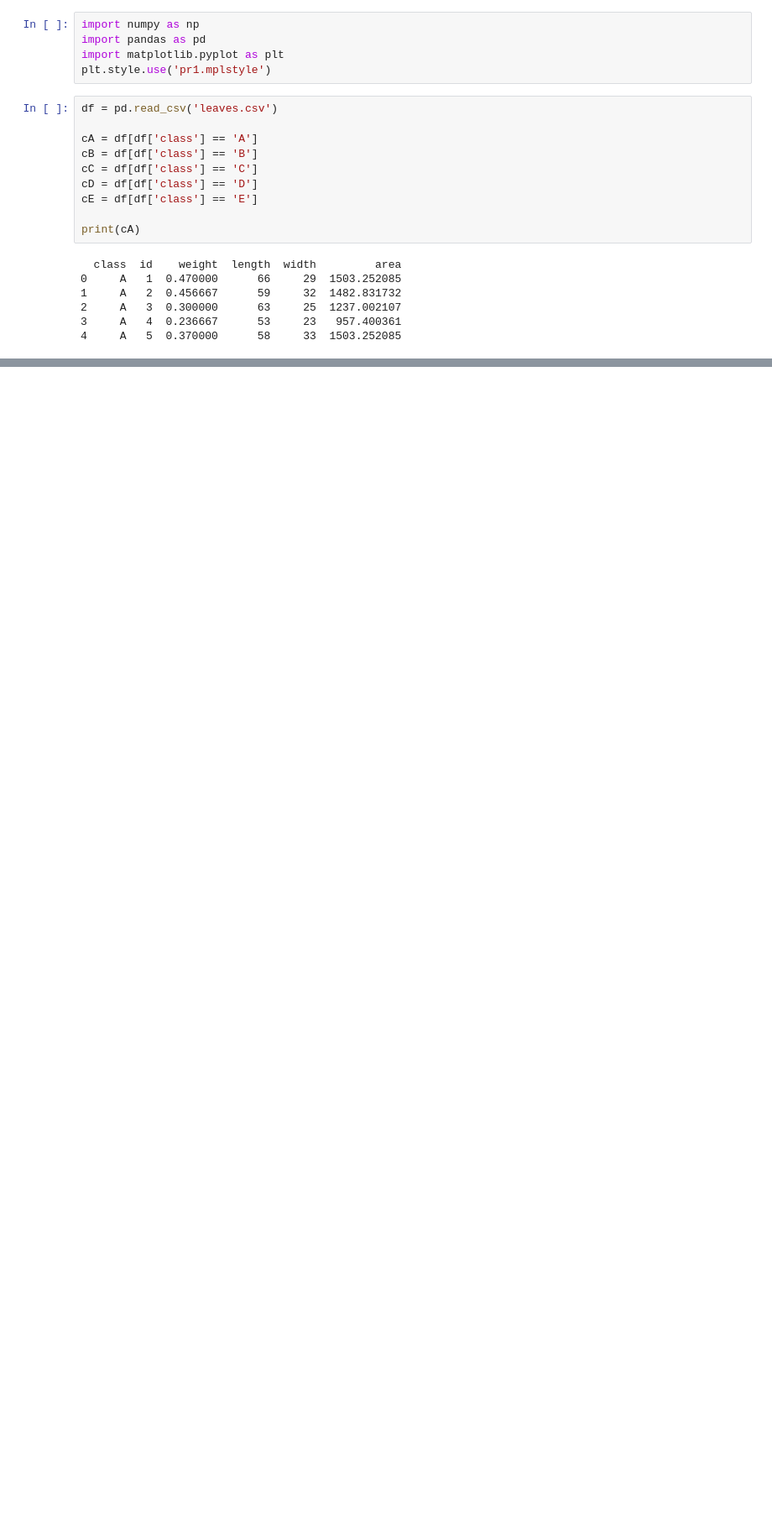
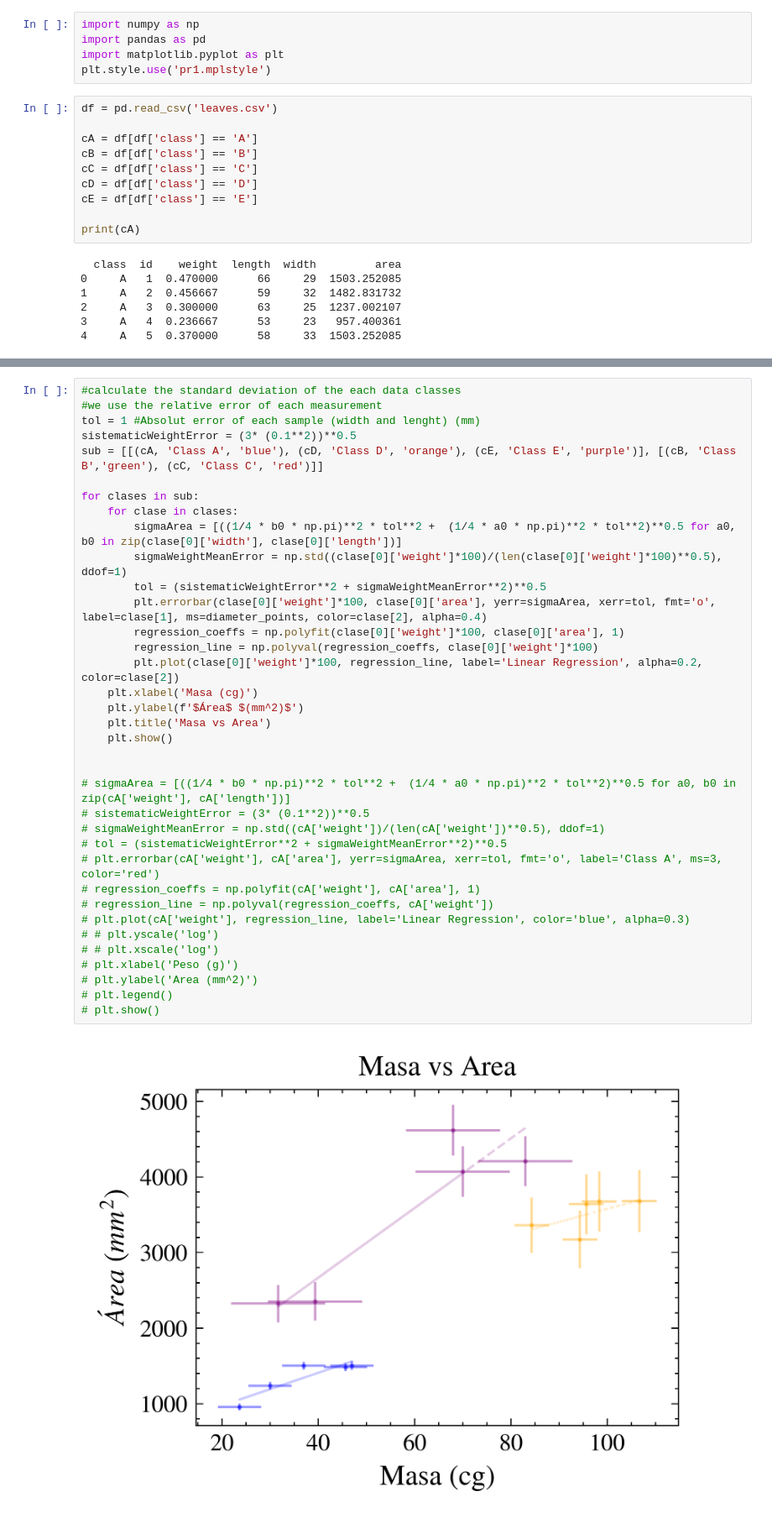
Before and after one commit to ignaschuemer7/Labo_I-Fisica_I, a Jupyter notebook: stats.ipynb, the cells around one changed output, grey strips where cells are left out. Shown at 84% size. Saved outputs shown, nothing was run; the diff lists cells and outputs as text; blank space fills up the shorter version.

```diff
--- a/stats.ipynb
+++ b/stats.ipynb
@@ -74,0 +96,38 @@ plt.show()
+# %%
+#calculate the standard deviation of the each data classes
+#we use the relative error of each measurement
+tol = 1 #Absolut error of each sample (width and lenght) (mm)
+sistematicWeightError = (3* (0.1**2))**0.5
+sub = [[(cA, 'Class A', 'blue'), (cD, 'Class D', 'orange'), (cE, 'Class E', 'purple')], [(cB, 'Class B','green'), (cC, 'Class C', 'red')]]
+
+for clases in sub:
+    for clase in clases:
+        sigmaArea = [((1/4 * b0 * np.pi)**2 * tol**2 +  (1/4 * a0 * np.pi)**2 * tol**2)**0.5 for a0, b0 in zip(clase[0]['width'], clase[0]['length'])]
+        sigmaWeightMeanError = np.std((clase[0]['weight']*100)/(len(clase[0]['weight']*100)**0.5), ddof=1)
+        tol = (sistematicWeightError**2 + sigmaWeightMeanError**2)**0.5
+        plt.errorbar(clase[0]['weight']*100, clase[0]['area'], yerr=sigmaArea, xerr=tol, fmt='o', label=clase[1], ms=diameter_points, color=clase[2], alpha=0.4)
+        regression_coeffs = np.polyfit(clase[0]['weight']*100, clase[0]['area'], 1)
+        regression_line = np.polyval(regression_coeffs, clase[0]['weight']*100)
+        plt.plot(clase[0]['weight']*100, regression_line, label='Linear Regression', alpha=0.2, color=clase[2])
+    plt.xlabel('Masa (cg)')
+    plt.ylabel(f'$Área$ $(mm^2)$')
+    plt.title('Masa vs Area')
+    plt.show()
+
+
+# sigmaArea = [((1/4 * b0 * np.pi)**2 * tol**2 +  (1/4 * a0 * np.pi)**2 * tol**2)**0.5 for a0, b0 in zip(cA['weight'], cA['length'])]
+# sistematicWeightError = (3* (0.1**2))**0.5
+# sigmaWeightMeanError = np.std((cA['weight'])/(len(cA['weight'])**0.5), ddof=1)
+# tol = (sistematicWeightError**2 + sigmaWeightMeanError**2)**0.5
+# plt.errorbar(cA['weight'], cA['area'], yerr=sigmaArea, xerr=tol, fmt='o', label='Class A', ms=3, color='red')
+# regression_coeffs = np.polyfit(cA['weight'], cA['area'], 1)
+# regression_line = np.polyval(regression_coeffs, cA['weight'])
+# plt.plot(cA['weight'], regression_line, label='Linear Regression', color='blue', alpha=0.3)
+# # plt.yscale('log')
+# # plt.xscale('log')
+# plt.xlabel('Peso (g)')
+# plt.ylabel('Area (mm^2)')
+# plt.legend()
+# plt.show()
+# %% [output]
+[figure, added]
```
Also changed, not shown: parts of 8 cells of this notebook.
